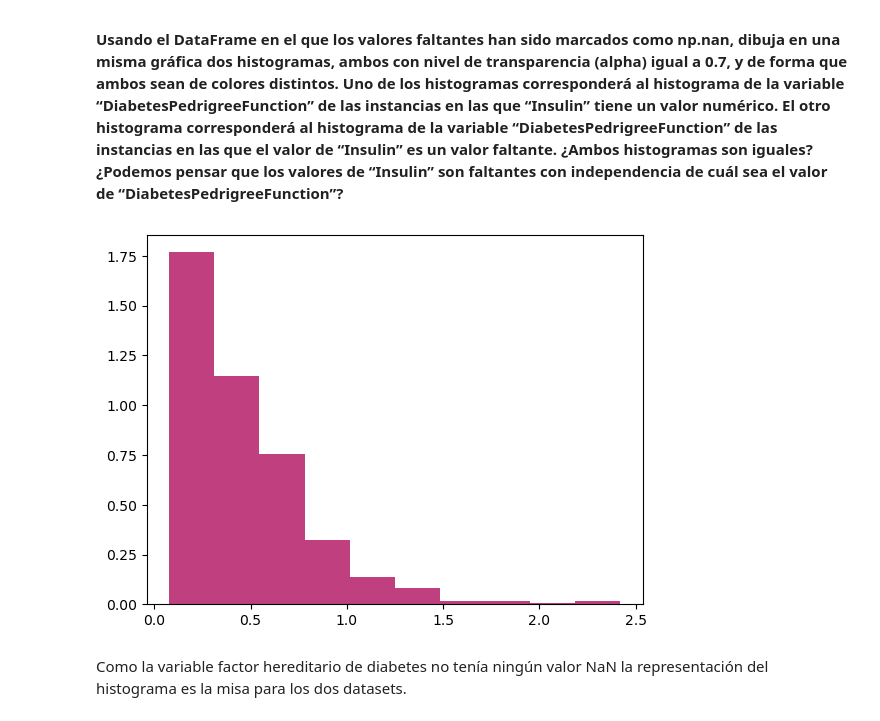
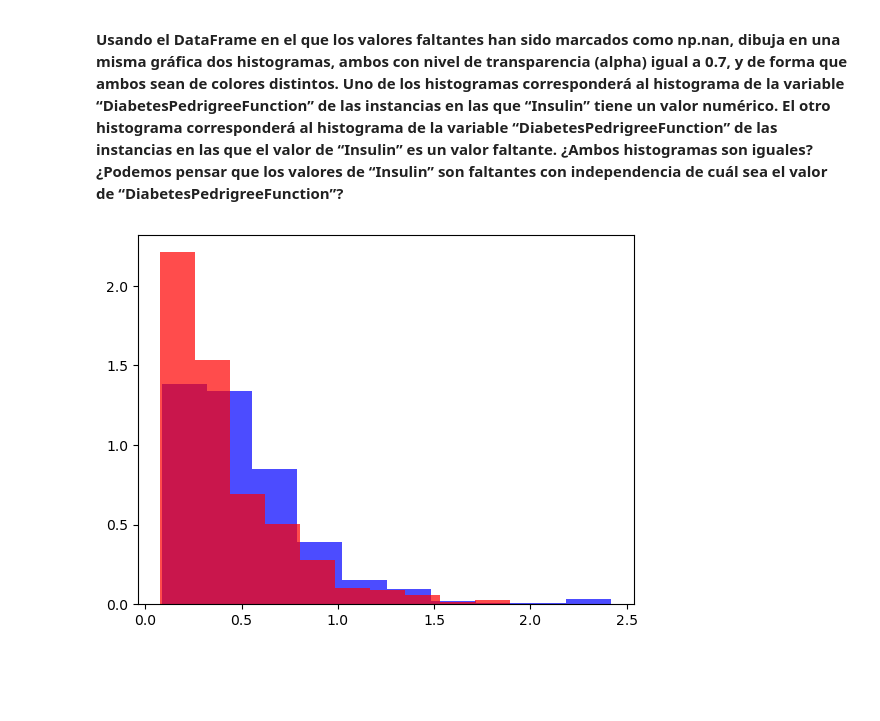
Before and after one commit to DavidVazqArgi/Procesamiento_Datos_Actividad4, a Jupyter notebook: Practica4_proces_datos.ipynb, the cells around one changed output. Cells and saved outputs as stored; diff of their text form; code cells hidden in the pictures; blank space fills up the shorter version.

```diff
--- a/Practica4_proces_datos.ipynb
+++ b/Practica4_proces_datos.ipynb
@@ -152,13 +152,8 @@ la variable “DiabetesPedrigreeFunction” de las instancias en las que “Insu
 histograma de la variable “DiabetesPedrigreeFunction” de las instancias en las que el valor de “Insulin” es un valor faltante. ¿Ambos histogramas
 son iguales? ¿Podemos pensar que los valores de “Insulin” son faltantes con independencia de cuál sea el valor de “DiabetesPedrigreeFunction”?**
 # %%
-xxxxx
-
-
-plt.hist(df_diabetes['DiabetesPedigreeFunction'], color='blue', alpha=0.5, density = True)
-plt.hist(df_diabetes_nan['DiabetesPedigreeFunction'], color='red', alpha= .5, density = True)
+plt.hist(df_diabetes_nan[df_diabetes_nan['Insulin'].notnull()]['DiabetesPedigreeFunction'], color='blue', alpha= 0.7, density = True)
+plt.hist(df_diabetes_nan[df_diabetes_nan['Insulin'].isnull()]['DiabetesPedigreeFunction'], color='red', alpha=0.7, density = True)
 plt.show()
 # %% [output]
-[figure, old version]
+[figure, new version]
-# %% [markdown]
-Como la variable factor hereditario de diabetes no tenía ningún valor NaN la representación del histograma es la misa para los dos datasets.
```
Also changed, not shown: parts of 15 cells of this notebook.
